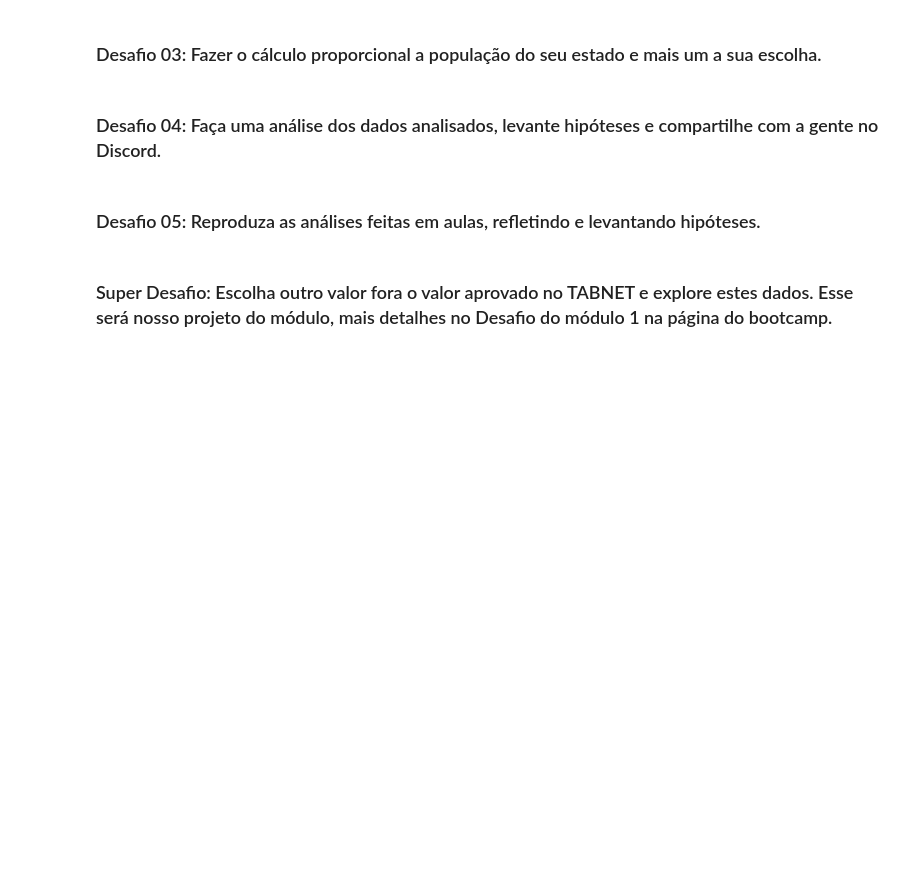
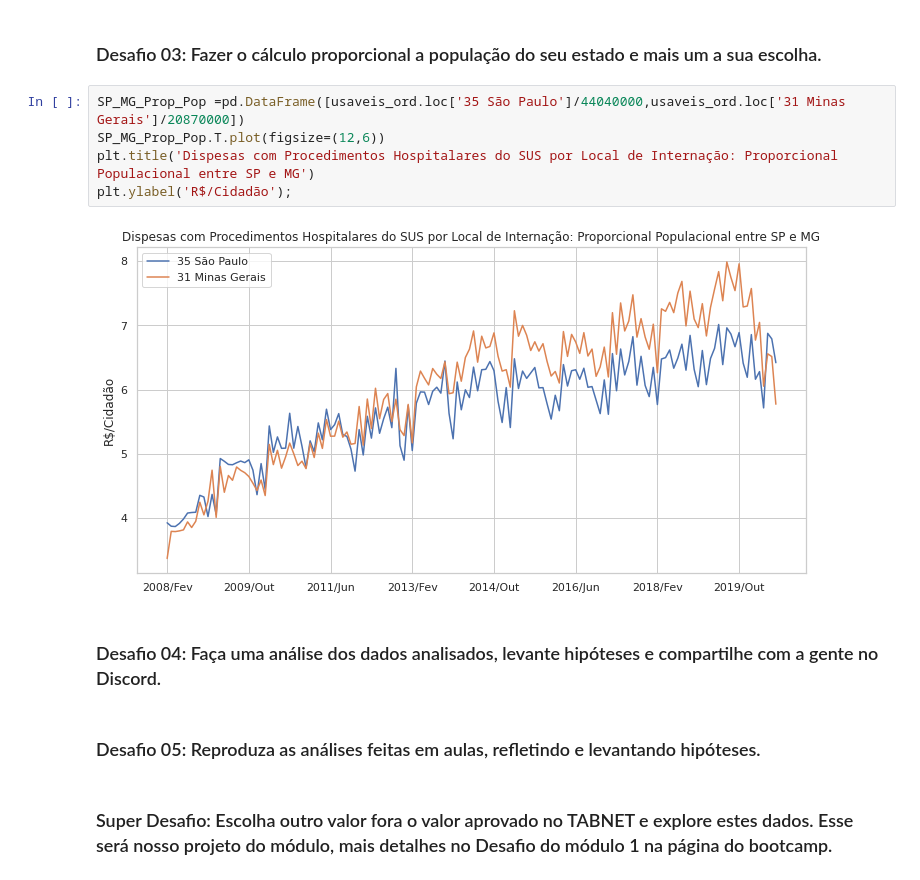
Before and after one commit to deboraaires/bootcamp_alura, a Jupyter notebook: Bootcamp_Datascience_Módulo_1.ipynb, the cells around one changed output. Drawn from its saved outputs; the diff is of its cells as text; blank space fills up the shorter version.

```diff
--- a/Bootcamp_Datascience_Módulo_1.ipynb
+++ b/Bootcamp_Datascience_Módulo_1.ipynb
@@ -944,5 +1004,12 @@ gastos_mes_mais_recente.plot(kind='bar');
 # %% [markdown]
 ### Desafio 03: Fazer o cálculo proporcional a população do seu estado e mais um a sua escolha.
+# %%
+SP_MG_Prop_Pop =pd.DataFrame([usaveis_ord.loc['35 São Paulo']/44040000,usaveis_ord.loc['31 Minas Gerais']/20870000])
+SP_MG_Prop_Pop.T.plot(figsize=(12,6))
+plt.title('Dispesas com Procedimentos Hospitalares do SUS por Local de Internação: Proporcional Populacional entre SP e MG')
+plt.ylabel('R$/Cidadão');
+# %% [output]
+[figure, added]
 # %% [markdown]
 ### Desafio 04: Faça uma análise dos dados analisados, levante hipóteses e compartilhe com a gente no Discord.
 # %% [markdown]
```
Also changed, not shown: parts of 17 cells of this notebook.
